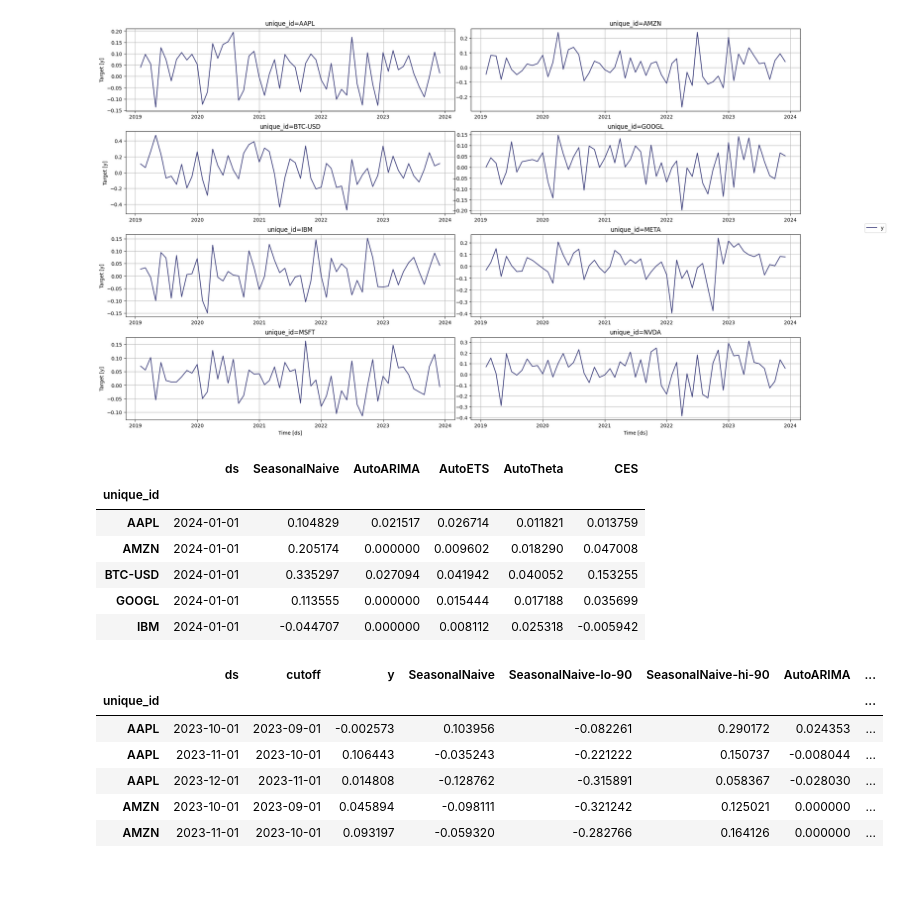
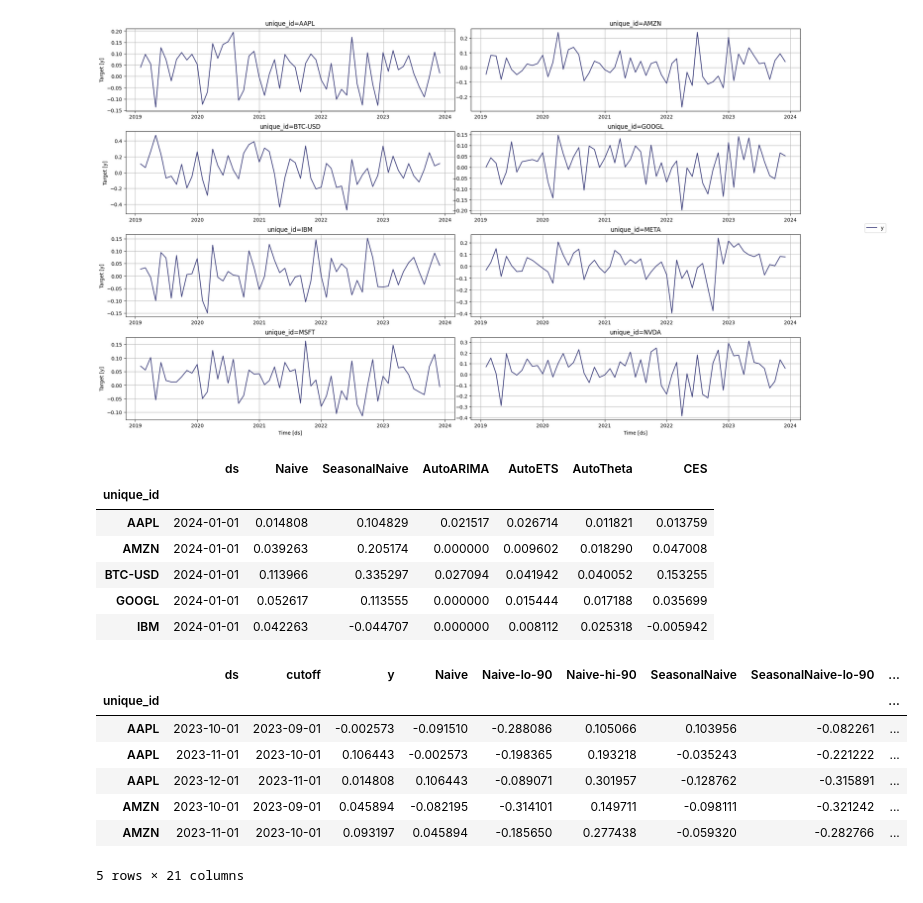
Before and after one commit to marcosherediapimienta/GenerativeAI_TimeSeries, a Jupyter notebook: Test_5(monthly).ipynb, the cells around one changed output. Cells and saved outputs as stored; diff of their text form; code cells hidden in the pictures.

```diff
--- a/Test_5(monthly).ipynb
+++ b/Test_5(monthly).ipynb
@@ -46,6 +57,7 @@ horizon = 1 # Forecast horizon is set to 1 month
 
 # Define a list of models for forecasting
 models = [
+    Naive(),
     SeasonalNaive(season_length=season_length),
     AutoARIMA(season_length=season_length), # ARIMA model with automatic order selection and seasonal component
     AutoETS(season_length=season_length), # ETS model with automatic error, trend, and seasonal component
@@ -65,21 +77,22 @@ sf = StatsForecast(
 Y_hat_df = sf.forecast(df=Y_df, h=horizon) # forecast data
 Y_hat_df.head()
 # %% [output]
-|  | ds | SeasonalNaive | AutoARIMA | AutoETS | AutoTheta | CES |
-| unique_id |  |  |  |  |  |  |
-| AAPL | 2024-01-01 | 0.104829 | 0.021517 | 0.026714 | 0.011821 | 0.013759 |
-| AMZN | 2024-01-01 | 0.205174 | 0.000000 | 0.009602 | 0.018290 | 0.047008 |
-| BTC-USD | 2024-01-01 | 0.335297 | 0.027094 | 0.041942 | 0.040052 | 0.153255 |
-| GOOGL | 2024-01-01 | 0.113555 | 0.000000 | 0.015444 | 0.017188 | 0.035699 |
-| IBM | 2024-01-01 | -0.044707 | 0.000000 | 0.008112 | 0.025318 | -0.005942 |
+|  | ds | Naive | SeasonalNaive | AutoARIMA | AutoETS | AutoTheta | CES |
+| unique_id |  |  |  |  |  |  |  |
+| AAPL | 2024-01-01 | 0.014808 | 0.104829 | 0.021517 | 0.026714 | 0.011821 | 0.013759 |
+| AMZN | 2024-01-01 | 0.039263 | 0.205174 | 0.000000 | 0.009602 | 0.018290 | 0.047008 |
+| BTC-USD | 2024-01-01 | 0.113966 | 0.335297 | 0.027094 | 0.041942 | 0.040052 | 0.153255 |
+| GOOGL | 2024-01-01 | 0.052617 | 0.113555 | 0.000000 | 0.015444 | 0.017188 | 0.035699 |
+| IBM | 2024-01-01 | 0.042263 | -0.044707 | 0.000000 | 0.008112 | 0.025318 | -0.005942 |
 # %%
-crossvalidation_df = sf.cross_validation(df=Y_df, h=horizon, n_windows=3, step_size=horizon, level=[90])
-crossvalidation_df.head()
+cv_df = sf.cross_validation(df=Y_df, h=horizon, n_windows=3, step_size=horizon, level=[90])
+cv_df.head()
 # %% [output]
-|  | ds | cutoff | y | SeasonalNaive | SeasonalNaive-lo-90 | SeasonalNaive-hi-90 | AutoARIMA | ... |
-| unique_id |  |  |  |  |  |  |  | ... |
-| AAPL | 2023-10-01 | 2023-09-01 | -0.002573 | 0.103956 | -0.082261 | 0.290172 | 0.024353 | ... |
-| AAPL | 2023-11-01 | 2023-10-01 | 0.106443 | -0.035243 | -0.221222 | 0.150737 | -0.008044 | ... |
-| AAPL | 2023-12-01 | 2023-11-01 | 0.014808 | -0.128762 | -0.315891 | 0.058367 | -0.028030 | ... |
-| AMZN | 2023-10-01 | 2023-09-01 | 0.045894 | -0.098111 | -0.321242 | 0.125021 | 0.000000 | ... |
-| AMZN | 2023-11-01 | 2023-10-01 | 0.093197 | -0.059320 | -0.282766 | 0.164126 | 0.000000 | ... |
+|  | ds | cutoff | y | Naive | Naive-lo-90 | Naive-hi-90 | SeasonalNaive | SeasonalNaive-lo-90 | ... |
+| unique_id |  |  |  |  |  |  |  |  | ... |
+| AAPL | 2023-10-01 | 2023-09-01 | -0.002573 | -0.091510 | -0.288086 | 0.105066 | 0.103956 | -0.082261 | ... |
+| AAPL | 2023-11-01 | 2023-10-01 | 0.106443 | -0.002573 | -0.198365 | 0.193218 | -0.035243 | -0.221222 | ... |
+| AAPL | 2023-12-01 | 2023-11-01 | 0.014808 | 0.106443 | -0.089071 | 0.301957 | -0.128762 | -0.315891 | ... |
+| AMZN | 2023-10-01 | 2023-09-01 | 0.045894 | -0.082195 | -0.314101 | 0.149711 | -0.098111 | -0.321242 | ... |
+| AMZN | 2023-11-01 | 2023-10-01 | 0.093197 | 0.045894 | -0.185650 | 0.277438 | -0.059320 | -0.282766 | ... |
+5 rows × 21 columns
```
Also changed, not shown: parts of 10 cells of this notebook.
